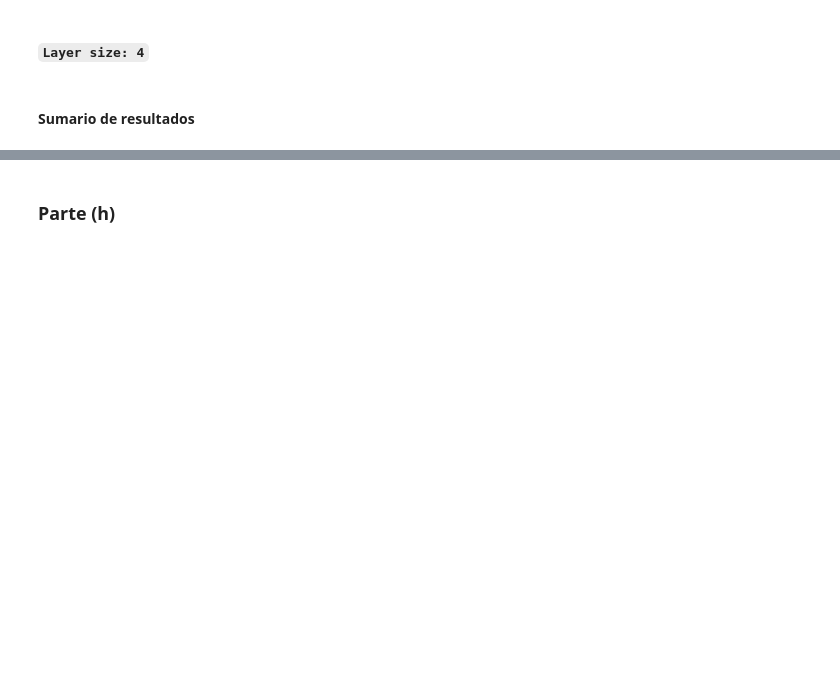
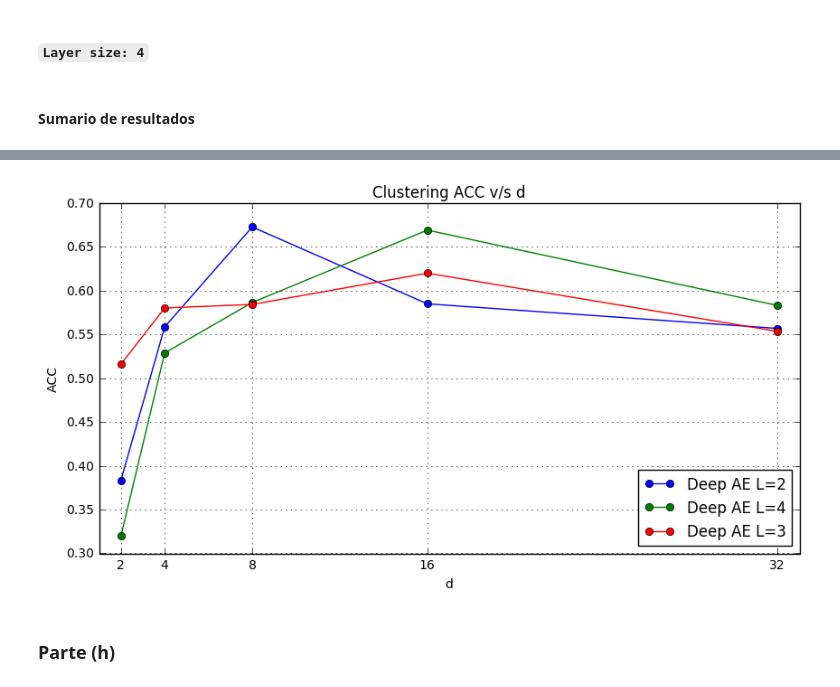
Before and after one commit to mavillan/ANN, a Jupyter notebook: tarea2/tarea2-part1.ipynb, the cells around one changed output, grey strips where cells are left out. Drawn from its saved outputs; the diff is of its cells as text; code cells hidden in the pictures; blank space fills up the shorter version.

```diff
--- a/tarea2/tarea2-part1.ipynb
+++ b/tarea2/tarea2-part1.ipynb
@@ -742,2 +774,7 @@ show_results(data_dict, [2,4,8,16,32], xlabel='d', ylabel='RecErr', title='Recon
+# %%
+data_dict = {'Deep AE L=2': acc_dae_2L, 'Deep AE L=3': acc_dae_3L, 'Deep AE L=4': acc_dae_4L}
+show_results(data_dict, [2,4,8,16,32], xlabel='d', ylabel='ACC', title='Clustering ACC v/s d', loc=4)
+# %% [output]
+[figure, added]
 # %% [markdown]
 ### Parte (h)
```
Also changed, not shown: parts of 18 cells of this notebook.
